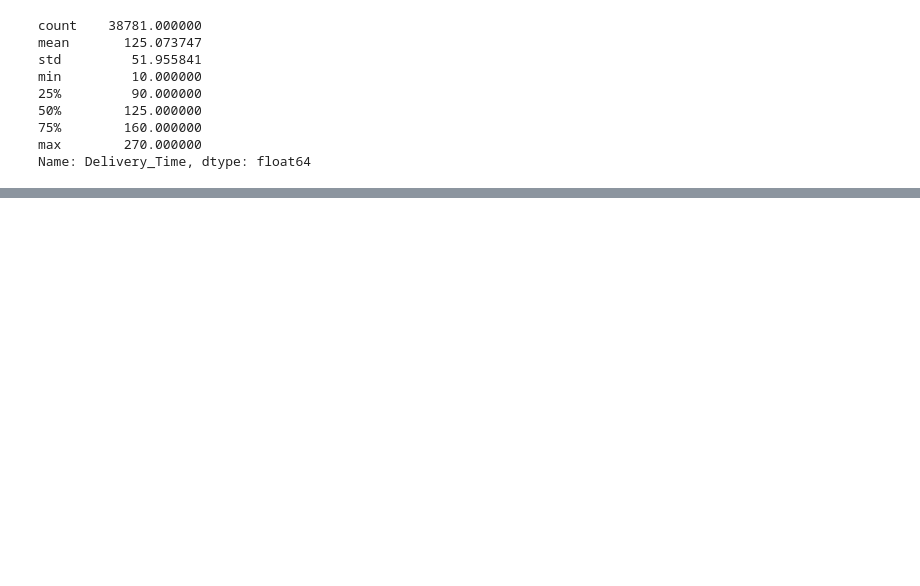
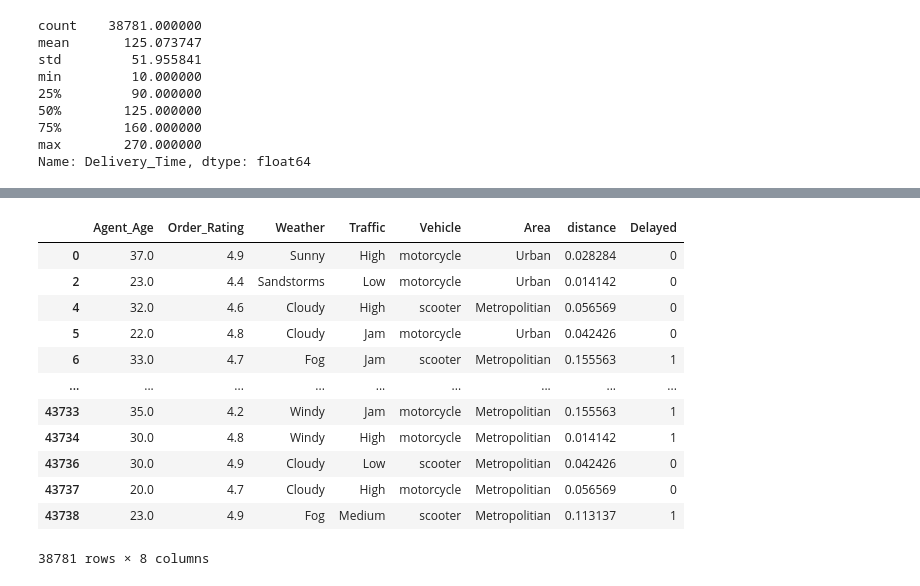
Before and after one commit to wonjoon123/wonjoon123.github.io, a Jupyter notebook: grosshackers/16기_퀘스트/DS/DataAnalysis/data_analysis.ipynb, the cells around one changed output, grey strips where cells are left out. Saved outputs shown, nothing was run; the diff lists cells and outputs as text; code cells hidden in the pictures; blank space fills up the shorter version.

```diff
--- a/grosshackers/16기_퀘스트/DS/DataAnalysis/data_analysis.ipynb
+++ b/grosshackers/16기_퀘스트/DS/DataAnalysis/data_analysis.ipynb
@@ -188,0 +164,6 @@ ax = sns.countplot(hue='orderrating_qcut',x='delivery_qcut',data=processed_df)
+# %%
+processed_df['distance'] = ((processed_df['Store_Latitude'] - processed_df['Drop_Latitude'])**2 + (processed_df['Store_Longitude'] - processed_df['Drop_Longitude'])**2)**(1/2)
+processed_df['Delayed'] = processed_df['Delivery_Time'].apply(lambda x: 1 if x > 150 else 0)
+processed_df.drop(columns=['Order_ID','Store_Latitude','Store_Longitude','Drop_Latitude','Drop_Longitude','delivery_qcut','orderrating_qcut','Order_Date','Order_Time','Pickup_Time','Delivery_Time','Category'],axis=1,inplace=True)
+
+modeling_df = processed_df.copy()
@@ -188,0 +306,16 @@ ax = sns.countplot(hue='orderrating_qcut',x='delivery_qcut',data=processed_df)
+# %%
+modeling_df
+# %% [output]
+|  | Agent_Age | Order_Rating | Weather | Traffic | Vehicle | Area | distance | Delayed |
+| 0 | 37.0 | 4.9 | Sunny | High | motorcycle | Urban | 0.028284 | 0 |
+| 2 | 23.0 | 4.4 | Sandstorms | Low | motorcycle | Urban | 0.014142 | 0 |
+| 4 | 32.0 | 4.6 | Cloudy | High | scooter | Metropolitian | 0.056569 | 0 |
+| 5 | 22.0 | 4.8 | Cloudy | Jam | motorcycle | Urban | 0.042426 | 0 |
+| 6 | 33.0 | 4.7 | Fog | Jam | scooter | Metropolitian | 0.155563 | 1 |
+| ... | ... | ... | ... | ... | ... | ... | ... | ... |
+| 43733 | 35.0 | 4.2 | Windy | Jam | motorcycle | Metropolitian | 0.155563 | 1 |
+| 43734 | 30.0 | 4.8 | Windy | High | motorcycle | Metropolitian | 0.014142 | 1 |
+| 43736 | 30.0 | 4.9 | Cloudy | Low | scooter | Metropolitian | 0.042426 | 0 |
+| 43737 | 20.0 | 4.7 | Cloudy | High | motorcycle | Metropolitian | 0.056569 | 0 |
+| 43738 | 23.0 | 4.9 | Fog | Medium | scooter | Metropolitian | 0.113137 | 1 |
+38781 rows × 8 columns
```
Also changed, not shown: parts of 22 cells of this notebook, 2 other files.
